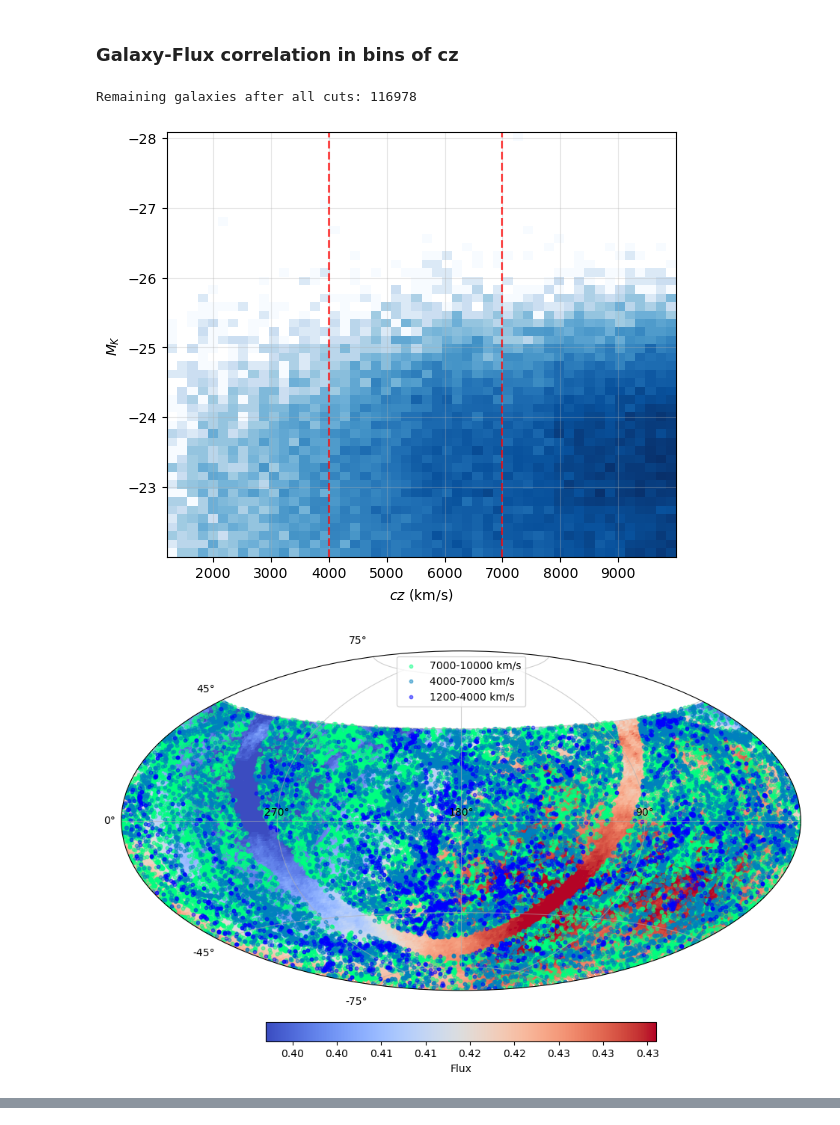
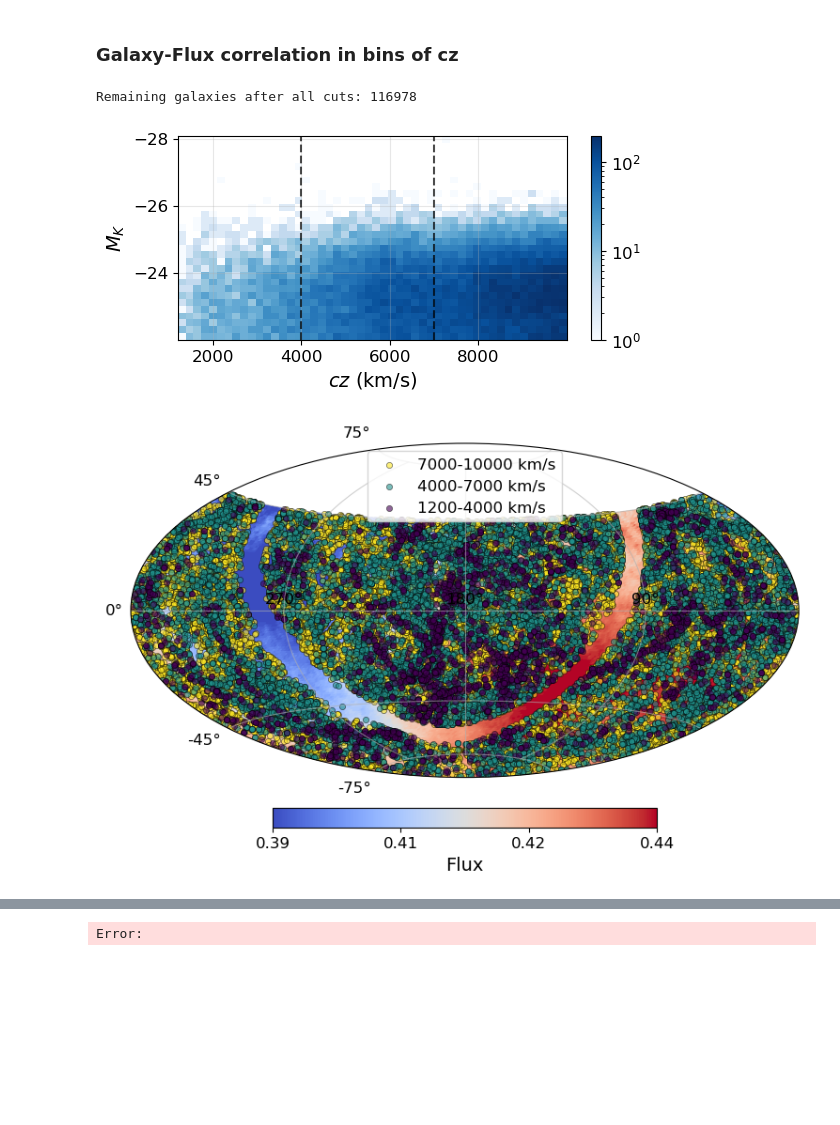
Before and after one commit to FedeDavilaKurban/Auger, a Jupyter notebook: plot2_GLADE_paper1.ipynb, the cells around one changed output, grey strips where cells are left out. Cells and saved outputs as stored; diff of their text form; code cells hidden in the pictures; blank space fills up the shorter version.

```diff
--- a/plot2_GLADE_paper1.ipynb
+++ b/plot2_GLADE_paper1.ipynb
@@ -194,14 +194,26 @@ VISUALIZE GALAXY DISTRIBUTION BEFORE CORRELATIONS
 """
 cz_slices = [(1200, 4000), (4000, 7000), (7000, 10000)]
 gxs = gxs[gxs['cz']<=cz_slices[-1][1]]  # limit to max cz for plotting
-colors = plt.cm.winter(np.linspace(0, 1, len(cz_slices)))  # consistent color palette
+colors = plt.cm.viridis(np.linspace(0, 1, len(cz_slices)))  # consistent color palette
+#colors = ["#2a788e", "#7ad151", "#440154"]
 
 # --- 1. Absolute magnitude vs cz ---
-fig, ax = plt.subplots(figsize=(6, 5))
-ax.hist2d(gxs['cz'], gxs['M_K'], bins=[50, 50], cmap='Blues', norm=plt.matplotlib.colors.LogNorm())
-ax.axvline(4000, color='red', linestyle='--', alpha=0.7)
-ax.axvline(7000, color='red', linestyle='--', alpha=0.7)
+fig, ax = plt.subplots(figsize=(6, 3))
+# Set font sizes
+plt.rcParams.update({
+    'font.size': 14,          # default text size
+    'axes.labelsize': 14,     # x/y label
+    'axes.titlesize': 16,     # plot titles
+    'xtick.labelsize': 12,    # x tick labels
+    'ytick.labelsize': 12,    # y tick labels
+    'legend.fontsize': 12     # legend text
+})
 
+hist2d_cz = ax.hist2d(gxs['cz'], gxs['M_K'], bins=[50, 30], cmap='Blues', norm=plt.matplotlib.colors.LogNorm())
+ax.axvline(4000, color='k', linestyle='--', alpha=0.7)
+ax.axvline(7000, color='k', linestyle='--', alpha=0.7)
+
+cbar = plt.colorbar(hist2d_cz[3], ax=ax)
 
 ax.set_xlabel(r'$cz$ (km/s)')
 ax.set_ylabel(r'$M_K$')
@@ -213,8 +225,18 @@ plt.savefig('../plots/plot2_MK_vs_cz_GLADE.png', dpi=100)
 plt.show()
 
 # --- 2. Mollweide skymap ---
-fig = plt.figure(figsize=(10, 6))
+fig = plt.figure(figsize=(8, 5))
 ax = fig.add_subplot(111, projection='hammer')
+
+# Set font sizes
+plt.rcParams.update({
+    'font.size': 14,          # default text size
+    'axes.labelsize': 14,     # x/y label
+    'axes.titlesize': 16,     # plot titles
+    'xtick.labelsize': 12,    # x tick labels
+    'ytick.labelsize': 12,    # y tick labels
+    'legend.fontsize': 12     # legend text
+})
 
 # Plot flux
 import matplotlib.colors as clrs
@@ -230,6 +252,10 @@ sc = ax.scatter(ra_shifted, dec_rad, c=flux_val, s=15, cmap='coolwarm', norm=nor
 cbar_flux = plt.colorbar(sc, ax=ax, orientation='horizontal', pad=0.08, fraction=0.05)
 cbar_flux.set_label("Flux")
 cbar_flux.ax.xaxis.set_major_formatter(FormatStrFormatter('%.2f'))
+# Use only four ticks
+cbar_flux.set_ticks(
+    np.linspace(norm_flux.vmin, norm_flux.vmax, 4)
+)
 
 for i, (cz_min, cz_max) in enumerate(cz_slices[::-1]):
     gxs_slice = gxs[(gxs['cz'] > cz_min) & (gxs['cz'] <= cz_max)]
@@ -237,7 +263,8 @@ for i, (cz_min, cz_max) in enumerate(cz_slices[::-1]):
     dec_rad = np.radians(gxs_slice['Dec'])
     # Convert RA to [-π, π] for proper Mollweide projection
     ra_rad = -ra_rad+np.pi  # flip RA for astronomy convention
-    ax.scatter(ra_rad, dec_rad, s=10, alpha=0.5, color=colors[-(i+1)], label=f'{cz_min}-{cz_max} km/s')
+    ax.scatter(ra_rad, dec_rad, s=20, alpha=0.6, color=colors[-(i+1)], edgecolor='k', linewidth=.5,\
+               label=f'{cz_min}-{cz_max} km/s')
 
 # Set ticks
 xticks_deg = [270, 180, 90]
@@ -336,35 +363,35 @@ for i, (cz_min, cz_max) in enumerate(cz_slices):
     rk_xi = rk.xi.copy()
 
     xi /= rk_xi  # Normalize by mean flux value
     varxi /= (rk_xi**2)  # Error propagation
 
     # # Use the raw values and compute correlation manually
     # xi = nk.xi / rk.xi - 1  # This gives (D-R)/R
     # varxi = nk.varxi / (rk.xi**2)  # Error propagation
 
     plt.fill_between(nk.meanr, xi - varxi**0.5, xi + varxi**0.5,
                      color=colors[i], alpha=0.4)  # Add error band
     plt.plot(nk.meanr, xi, color=colors[i], label=f'{cz_min} < cz [km/s] <= {cz_max}')
 
 # Add colorbar using a dummy ScalarMappable
 # norm = plt.Normalize(vmin=cz_slices[0][0], vmax=cz_slices[-1][1])
 # sm = plt.cm.ScalarMappable(cmap='viridis', norm=norm)
 # sm.set_array([])  # dummy array
 # cbar = fig.colorbar(sm, ax=ax)
 # cbar.set_label('cz range')
 
 # Finalize plot
 ax.set_xlabel(r'$\theta$ (deg)')
 ax.set_ylabel(r'$w_{gF}(\theta)$')
 ax.grid()
 ax.legend(loc='upper right')
 plt.tight_layout()
 plt.savefig('../plots/plot2_gal_flux_correlation.png', dpi=100)  # Save the figure
 plt.show()
 # %% [output]
 Remaining galaxies after all cuts: 116978
-[figure, old version]
+[figure, new version]
-[figure, old version]
+[figure, new version]
 Processing slice: 1200 4000
 Number of galaxies in slice 1200-4000: 3240
 ----- TreeCorr npatch suggestion -----
@@ -385,0 +413 @@ Galaxies per patch     : 326.9
+Error:
```
Also changed, not shown: parts of 1 cell of this notebook, 1 other file.
